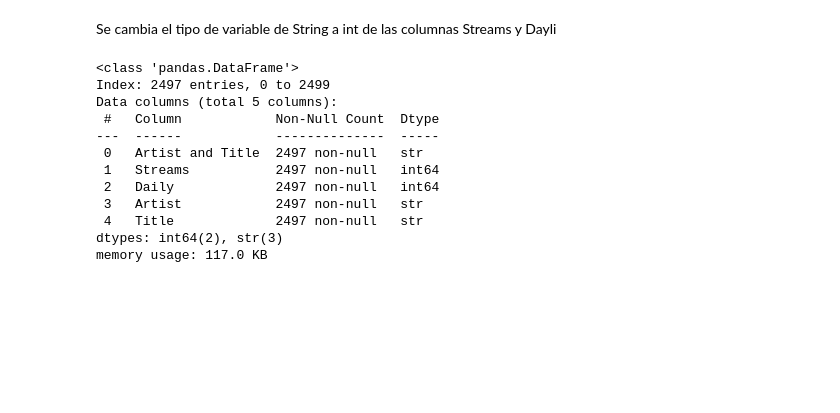
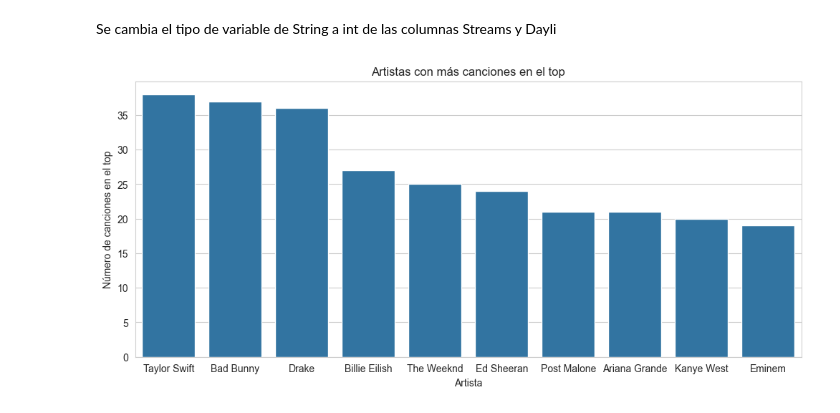
Before and after one commit to jesicat313-a11y/PRACTICA3, a Jupyter notebook: ejericicio3.ipynb, the cells around one changed output. Saved outputs shown, nothing was run; the diff lists cells and outputs as text; code cells hidden in the pictures; blank space fills up the shorter version.

```diff
--- a/ejericicio3.ipynb
+++ b/ejericicio3.ipynb
@@ -107,19 +107,15 @@ df_mas_streams['Streams'] = pd.to_numeric(df_mas_streams['Streams'])
 df_mas_streams['Daily']=df_mas_streams['Daily'].str.replace(',', '')
 df_mas_streams['Daily'] = pd.to_numeric(df_mas_streams['Daily'])
 # %%
-df_mas_streams.info()
+top_artistas=df_mas_streams['Artist'].value_counts().head(10)
+plt.figure(figsize=(12,5))
 
-top_songs = df_mas_streams.sort_values(by='Streams', ascending=False).head(10)
+sns.barplot(x=top_artistas.index, y=top_artistas.values)
+
+plt.title("Artistas con más canciones en el top")
+plt.xlabel("Artista")
+plt.ylabel("Número de canciones en el top")
+
+plt.show()
 # %% [output]
-<class 'pandas.DataFrame'>
-Index: 2497 entries, 0 to 2499
-Data columns (total 5 columns):
- #   Column            Non-Null Count  Dtype
----  ------            --------------  -----
- 0   Artist and Title  2497 non-null   str
- 1   Streams           2497 non-null   int64
- 2   Daily             2497 non-null   int64
- 3   Artist            2497 non-null   str
- 4   Title             2497 non-null   str
-dtypes: int64(2), str(3)
-memory usage: 117.0 KB
+[figure, added]
```
Also changed, not shown: parts of 12 cells of this notebook.
